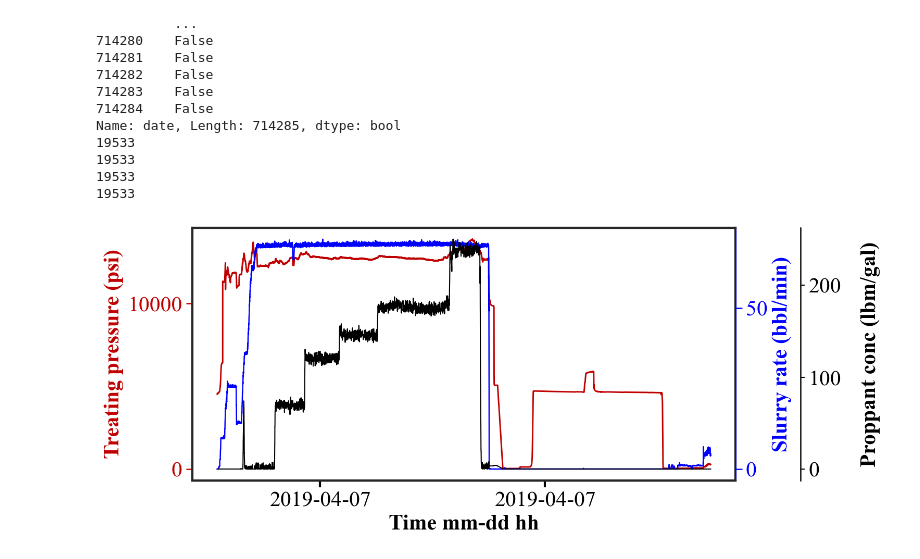
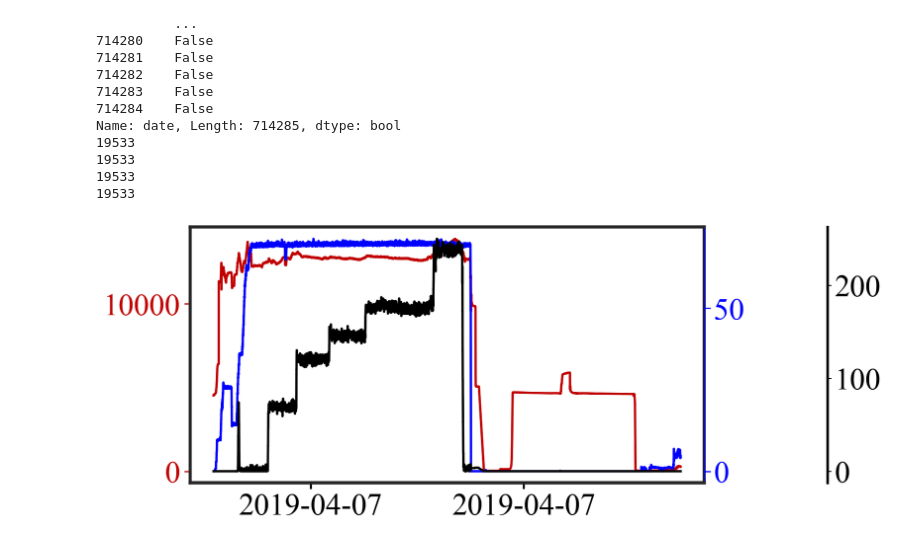
Before and after one commit to felix-mao-1516/plot-for-research-, a Jupyter notebook: multi_curves.ipynb, the cells around one changed output. Cells and saved outputs as stored; diff of their text form; code cells hidden in the pictures.

```diff
--- a/multi_curves.ipynb
+++ b/multi_curves.ipynb
@@ -269,14 +274,14 @@ rc = {'axes.facecolor':'white',
       'axes.unicode_minus': False,    # 让负号显示为正常的连字符
 
 
-      'axes.labelsize': 20,         # X、Y 轴标题字体
+      'axes.labelsize': 36,         # X、Y 轴标题字体
       'axes.labelweight': 'bold',   # X、Y 轴标题加粗
-      'xtick.labelsize': 20,        # X轴刻度文字
-      'ytick.labelsize': 20,        # Y轴刻度文字
-      'legend.fontsize': 20,       # 图例字体
+      'xtick.labelsize': 30,        # X轴刻度文字
+      'ytick.labelsize': 30,        # Y轴刻度文字
+      'legend.fontsize': 30,       # 图例字体
 
       # 线宽与颜色顺序
-      'lines.linewidth': 2.25,      # 所有线条默认 2.25 pt
+      'lines.linewidth': 3,      # 所有线条默认 2.25 pt
       'axes.prop_cycle': cycler('color', list(('k', 'r', 'b', 'g', 'm', 'c', 'y'))),
 
       # 刻度朝外 & 粗细
@@ -288,32 +293,32 @@ rc = {'axes.facecolor':'white',
       'ytick.major.width': 2.0,
 
       # 坐标轴（内框）线宽
-      'axes.linewidth': 2.0,
+      'axes.linewidth': 3.0,
       }
 # lack of font size
 plt.rcParams.update(rc)
 
-fig, ax1 = plt.subplots(figsize=(10, 4.2), dpi=150)
+fig, ax1 = plt.subplots(figsize=(10, 4.5), dpi=150)
 
 # 第二 y 轴（右）
 ax2 = ax1.twinx()
 # 第三 y 轴（再往外偏移 60pt）
 ax3 = ax1.twinx()
-ax3.spines["right"].set_position(("outward", 60))  # 关键：把第三轴移到外侧
+ax3.spines["right"].set_position(("outward", 120))  # 关键：把第三轴移到外侧
 ax3.set_frame_on(True)
 ax3.patch.set_visible(False)  # 不遮挡主绘图区
 
 # ========= 3) 绘制三条曲线 =========
 c1, c2, c3 = "#C00000", "blue", "black"
 
-l1, = ax1.plot(t_sel, whp_sel, color=c1, lw=1.4, label="Treating pressure (psi)")
-l2, = ax2.plot(t_sel, rate_sel, color=c2, lw=1.2, label="Slurry rate (bbl/min)")
-l3, = ax3.plot(t_sel, conc_sel, color=c3, lw=1.0, label="Proppant conc (lbm/gal)")
+l1, = ax1.plot(t_sel, whp_sel, color=c1, lw=2.25, label="Treating pressure (psi)")
+l2, = ax2.plot(t_sel, rate_sel, color=c2, lw=2.25, label="Slurry rate (bbl/min)")
+l3, = ax3.plot(t_sel, conc_sel, color=c3, lw=2.25, label="Proppant conc (lbm/gal)")
 
 # ========= 4) 轴与刻度样式 =========
 # ---- y 轴颜色统一（标签、刻度、脊线）----
 # 左轴（红）
-ax1.set_ylabel("Treating pressure (psi)", color=c1)
+# ax1.set_ylabel("Treating pressure (psi)", color=c1)
 ax1.tick_params(axis="y", colors=c1, width=1.2)
 ax1.spines["left"].set_color(c1)
 ax1.spines["left"].set_linewidth(1.2)
@@ -324,7 +329,7 @@ ax1.set_yticks([0, 10000])                     # 位置（数据坐标）
 # ax1.set_yticklabels(['0', '4000', '8000', '12000', '16000'])     # 文本（与上面位置一一对应）
 
 # 右轴（蓝）← 你关心的部分
-ax2.set_ylabel("Slurry rate (bbl/min)", color=c2)
+# ax2.set_ylabel("Slurry rate (bbl/min)", color=c2)
 ax2.tick_params(axis="y", colors=c2, width=1.2)          # 刻度线/文字变蓝
 ax2.spines["right"].set_color(c2)                        # 右侧竖线变蓝
 ax2.spines["right"].set_linewidth(1.2)
@@ -333,10 +338,10 @@ ax2.spines["right"].set_linewidth(1.2)
 ax2.set_yticks([0, 50])                     # 位置（数据坐标）
 
 # 外侧第三轴（黑）
-ax3.set_ylabel("Proppant conc (lbm/gal)", color=c3, rotation=90, labelpad=18)
+# ax3.set_ylabel("Proppant conc (lbm/gal)", color=c3, rotation=90, labelpad=30)
 ax3.tick_params(axis="y", colors=c3, width=1.2)
 ax3.spines["right"].set_color(c3)
-ax3.spines["right"].set_linewidth(1.2)
+ax3.spines["right"].set_linewidth(2.5)
 ax3.set_yticks([0, 100, 200])
 
 # 让第三轴看起来是“外侧的一条竖线带刻度”
@@ -345,33 +350,34 @@ for side in ["left", "top"]:
 ax3.spines["right"].set_color(c3)
 ax3.tick_params(axis="y", length=4, width=1.0, colors=c3)
 
+
 # x 轴时间格式（示例：mm-dd hh）
 # ax1.xaxis.set_major_formatter(mdates.DateFormatter("%y/%m/%d\n%H:%M:%S.{ms})"))
 # ax1.xaxis.set_major_locator(mdates.AutoDateLocator(minticks=2, maxticks=2))
 # fig.autofmt_xdate()  # 倾斜以防重叠
-ax1.set_xlabel("Time mm-dd hh")
+# ax1.set_xlabel("Time mm-dd hh")
 
 
 ax1.set_xticks([datetime.datetime(2019,4,7,4,40,00),datetime.datetime(2019,4,7,7,10,00)])                   # 位置（数据坐标）
 ax1.set_xticklabels(['2019-04-07','2019-04-07'])     # 文本（与上面位置一一对应）
 # ax.set_yticks([13600, 13800, 14000, 14200, 14400])                     # 位置（数据坐标）
 # ax.set_yticklabels(['13600', '13800', '14000', '14200', '14400'])     # 文本（与上面位置一一对应）
 
 
 
 
 
 # 网格（仅主轴网格，避免太花）
 # ax1.grid(True, linestyle="--", alpha=0.3)
 
 # ========= 5) 图例（合并三条线） =========
 # lines = [l1, l2, l3]
 # labels = [ln.get_label() for ln in lines]
 # ax1.legend(lines, labels, loc="upper left", frameon=False)
 
 # 给外侧轴留空间，避免被裁切
 fig.subplots_adjust(right=0.82)
 plt.savefig('frac_curves_S22.png', dpi=600, bbox_inches='tight')
 plt.show()
 # %% [output]
-[figure, old version]
+[figure, new version]
```
Also changed, not shown: parts of 2 cells of this notebook, 7 other files.
